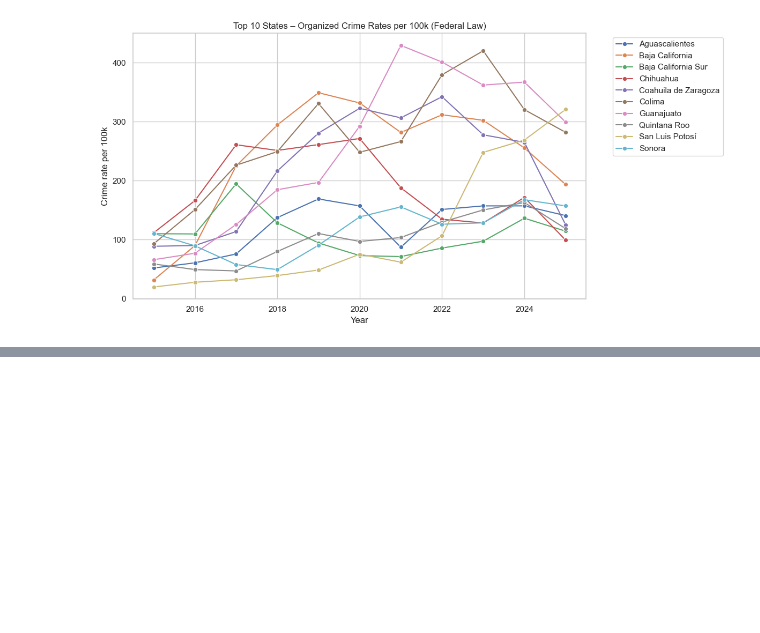
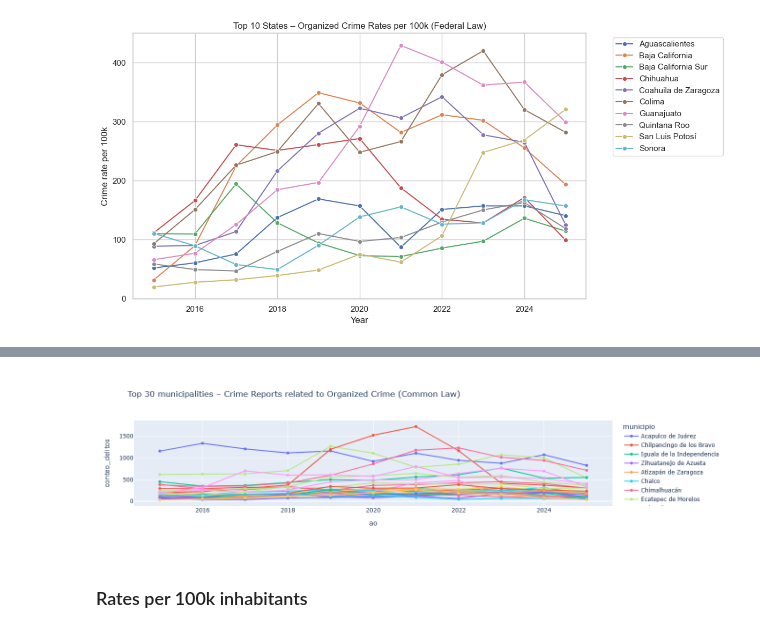
Before and after one commit to shani-alvarez/cgs-shadow-routes, a Jupyter notebook: notebooks/eda_crime_reports.ipynb, the cells around one changed output, grey strips where cells are left out. Saved outputs shown, nothing was run; the diff lists cells and outputs as text; code cells hidden in the pictures; blank space fills up the shorter version.

```diff
--- a/notebooks/eda_crime_reports.ipynb
+++ b/notebooks/eda_crime_reports.ipynb
@@ -586,0 +836,17 @@ fig.show()
+# %%
+# Create interactive plot
+
+fig = px.line(
+    df_top30_cm,
+    x='ao',
+    y='conteo_delitos',
+    color='municipio',
+    markers=True,
+    title='Top 30 municipalities – Crime Reports related to Organized Crime (Common Law)'
+)
+fig.update_layout(hovermode='x unified')
+fig.show()
+# %% [output]
+[figure, added]
+# %% [markdown]
+### Rates per 100k inhabitants
```
Also changed, not shown: parts of 37 cells of this notebook.
